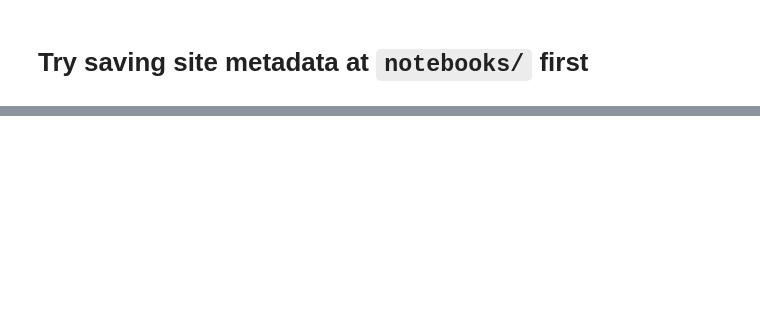
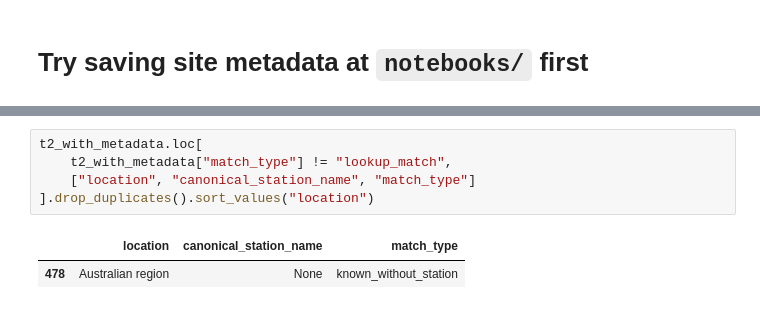
Before and after one commit to keithzyyy/space-weather-project, a Jupyter notebook: notebooks/05_kindex_site_metadata_expl.ipynb, the cells around one changed output, grey strips where cells are left out. Drawn from its saved outputs; the diff is of its cells as text; blank space fills up the shorter version.

```diff
--- a/notebooks/05_kindex_site_metadata_expl.ipynb
+++ b/notebooks/05_kindex_site_metadata_expl.ipynb
@@ -842,0 +897,8 @@ t2
+# %%
+t2_with_metadata.loc[
+    t2_with_metadata["match_type"] != "lookup_match",
+    ["location", "canonical_station_name", "match_type"]
+].drop_duplicates().sort_values("location")
+# %% [output]
+|  | location | canonical_station_name | match_type |
+| 478 | Australian region | None | known_without_station |
```
Also changed, not shown: parts of 12 cells of this notebook, 3 other files.
